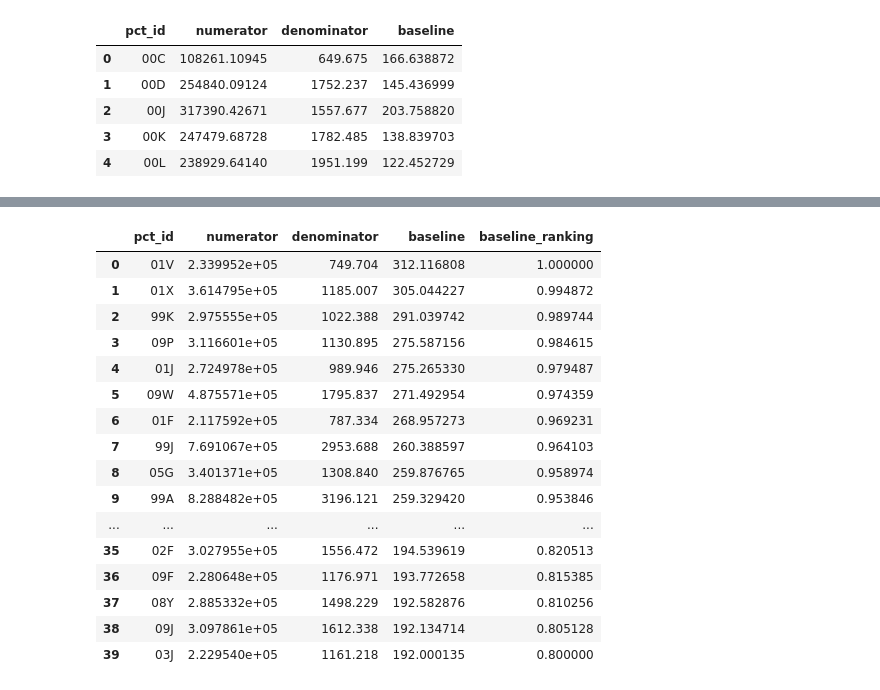
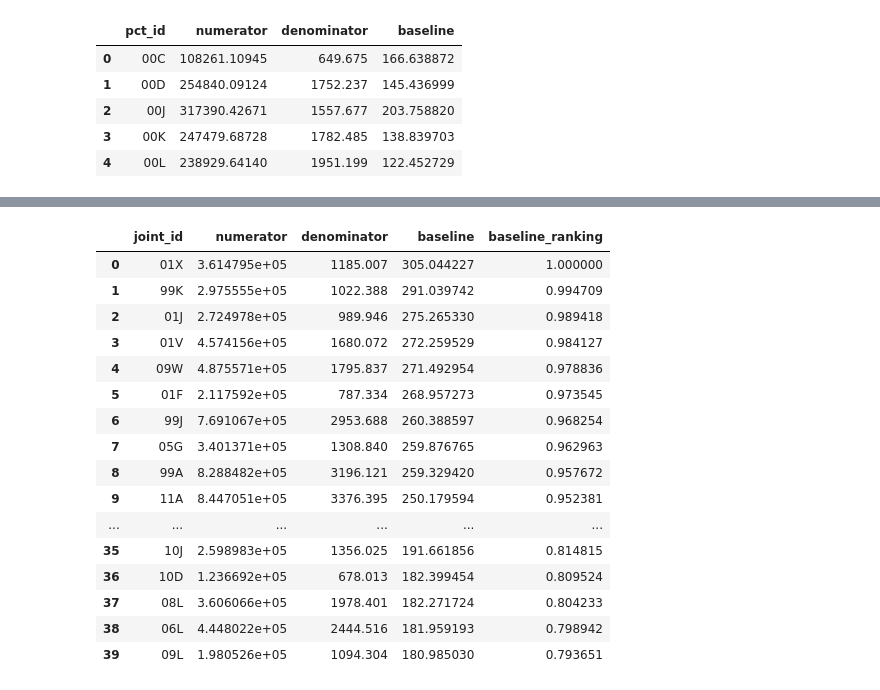
Before and after one commit to ebmdatalab/low-priority-CCG-visit-RCT, a Jupyter notebook: allocation/LPP RCT - CCG Allocation.ipynb, the cells around one changed output, grey strips where cells are left out. Saved outputs shown, nothing was run; the diff lists cells and outputs as text; code cells hidden in the pictures.

```diff
--- a/allocation/LPP RCT - CCG Allocation.ipynb
+++ b/allocation/LPP RCT - CCG Allocation.ipynb
@@ -79,0 +106,8 @@ agg_6m.head()
+# %%
+# import joint team information
+team = pd.read_csv('joint_teams.csv')
+
+#give each team a proxy id
+team2 = pd.DataFrame(team.groupby("joint_team")["ccg_id"].agg(["count","max"])).reset_index().rename(columns={"max":"joint_id"})
+team = team.merge(team2, on="joint_team")
+team.head()
@@ -79,0 +121,6 @@ agg_6m.head()
+# %%
+# merge aggregated prescribing data with joint team information
+j1 = agg_6m.merge(team, left_on="pct_id",right_on="ccg_id", how="left")
+j1.loc[j1.ccg_id.isnull(),["joint_id"]] = j1.pct_id
+j1 = j1.drop("ccg_id", axis=1)
+j1.head()
@@ -79,0 +134,5 @@ agg_6m.head()
+# %%
+# group CCG data up to joint teams
+j2 = j1.groupby("joint_id")["numerator","denominator"].sum().reset_index()
+j2["baseline"] = j2.numerator / j2.denominator
+j2.head()
@@ -80,26 +146,27 @@ agg_6m.head()
 # %%
-### calculate percentile for each ccg for single measure during baseline period and select the worst 40 to be randomised
+### calculate percentile for each ccg(now screened for joint working) for spend during baseline period
+# and select the worst 40 to be randomised
 
-df3 = agg_6m.copy()
-df3["baseline_ranking"] = df3["baseline"].rank(method='min', pct=True)
+j3 = j2.copy()
+j3["baseline_ranking"] = j3["baseline"].rank(method='min', pct=True)
 
-top40 = df3.sort_values(by="baseline_ranking", ascending=False).head(40).reset_index(drop=True)
+top40 = j3.sort_values(by="baseline_ranking", ascending=False).head(40).reset_index(drop=True)
 top40
 # %% [output]
-|  | pct_id | numerator | denominator | baseline | baseline_ranking |
-| 0 | 01V | 2.339952e+05 | 749.704 | 312.116808 | 1.000000 |
-| 1 | 01X | 3.614795e+05 | 1185.007 | 305.044227 | 0.994872 |
-| 2 | 99K | 2.975555e+05 | 1022.388 | 291.039742 | 0.989744 |
-| 3 | 09P | 3.116601e+05 | 1130.895 | 275.587156 | 0.984615 |
-| 4 | 01J | 2.724978e+05 | 989.946 | 275.265330 | 0.979487 |
-| 5 | 09W | 4.875571e+05 | 1795.837 | 271.492954 | 0.974359 |
-| 6 | 01F | 2.117592e+05 | 787.334 | 268.957273 | 0.969231 |
-| 7 | 99J | 7.691067e+05 | 2953.688 | 260.388597 | 0.964103 |
-| 8 | 05G | 3.401371e+05 | 1308.840 | 259.876765 | 0.958974 |
-| 9 | 99A | 8.288482e+05 | 3196.121 | 259.329420 | 0.953846 |
+|  | joint_id | numerator | denominator | baseline | baseline_ranking |
+| 0 | 01X | 3.614795e+05 | 1185.007 | 305.044227 | 1.000000 |
+| 1 | 99K | 2.975555e+05 | 1022.388 | 291.039742 | 0.994709 |
+| 2 | 01J | 2.724978e+05 | 989.946 | 275.265330 | 0.989418 |
+| 3 | 01V | 4.574156e+05 | 1680.072 | 272.259529 | 0.984127 |
+| 4 | 09W | 4.875571e+05 | 1795.837 | 271.492954 | 0.978836 |
+| 5 | 01F | 2.117592e+05 | 787.334 | 268.957273 | 0.973545 |
+| 6 | 99J | 7.691067e+05 | 2953.688 | 260.388597 | 0.968254 |
+| 7 | 05G | 3.401371e+05 | 1308.840 | 259.876765 | 0.962963 |
+| 8 | 99A | 8.288482e+05 | 3196.121 | 259.329420 | 0.957672 |
+| 9 | 11A | 8.447051e+05 | 3376.395 | 250.179594 | 0.952381 |
 | ... | ... | ... | ... | ... | ... |
-| 35 | 02F | 3.027955e+05 | 1556.472 | 194.539619 | 0.820513 |
-| 36 | 09F | 2.280648e+05 | 1176.971 | 193.772658 | 0.815385 |
-| 37 | 08Y | 2.885332e+05 | 1498.229 | 192.582876 | 0.810256 |
-| 38 | 09J | 3.097861e+05 | 1612.338 | 192.134714 | 0.805128 |
-| 39 | 03J | 2.229540e+05 | 1161.218 | 192.000135 | 0.800000 |
+| 35 | 10J | 2.598983e+05 | 1356.025 | 191.661856 | 0.814815 |
+| 36 | 10D | 1.236692e+05 | 678.013 | 182.399454 | 0.809524 |
+| 37 | 08L | 3.606066e+05 | 1978.401 | 182.271724 | 0.804233 |
+| 38 | 06L | 4.448022e+05 | 2444.516 | 181.959193 | 0.798942 |
+| 39 | 09L | 1.980526e+05 | 1094.304 | 180.985030 | 0.793651 |
```
Also changed, not shown: parts of 10 cells of this notebook.
